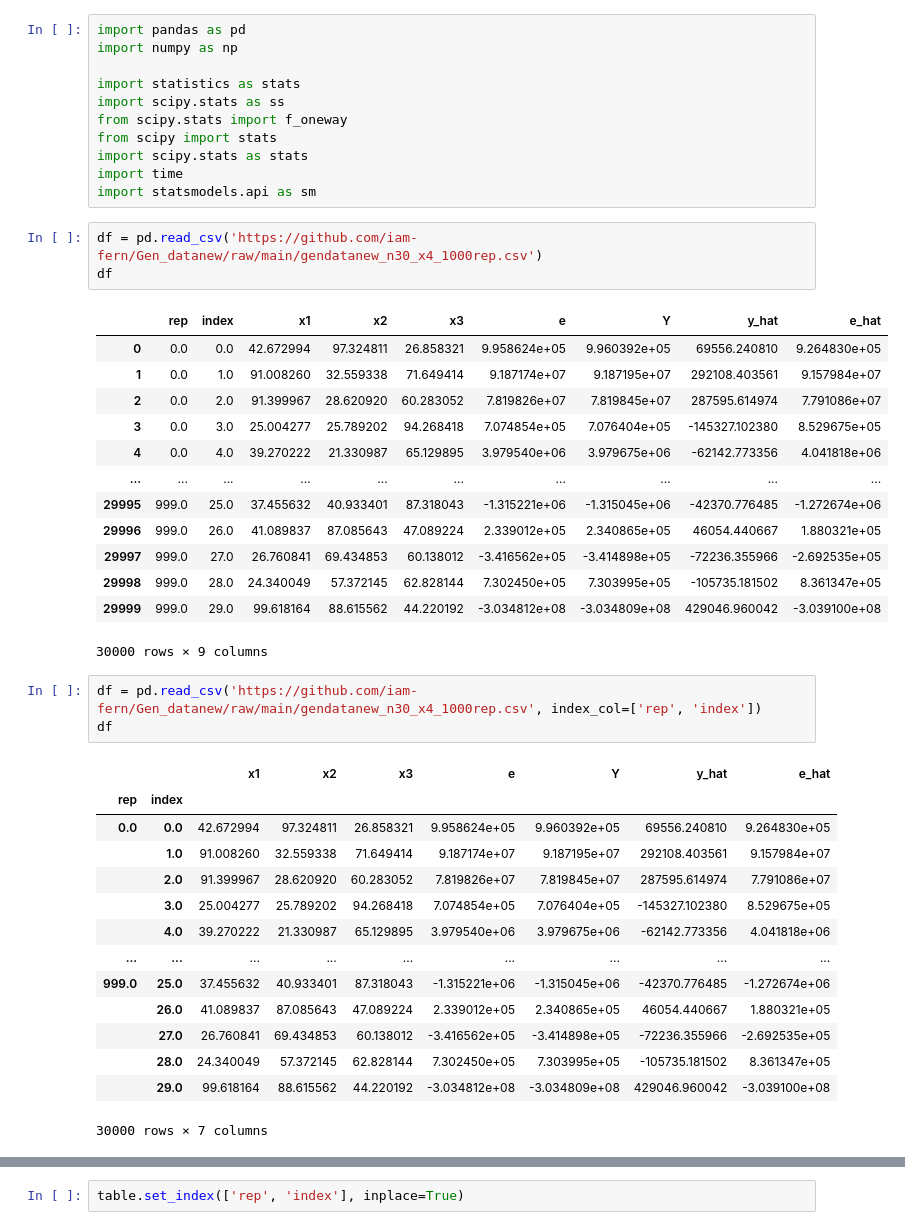
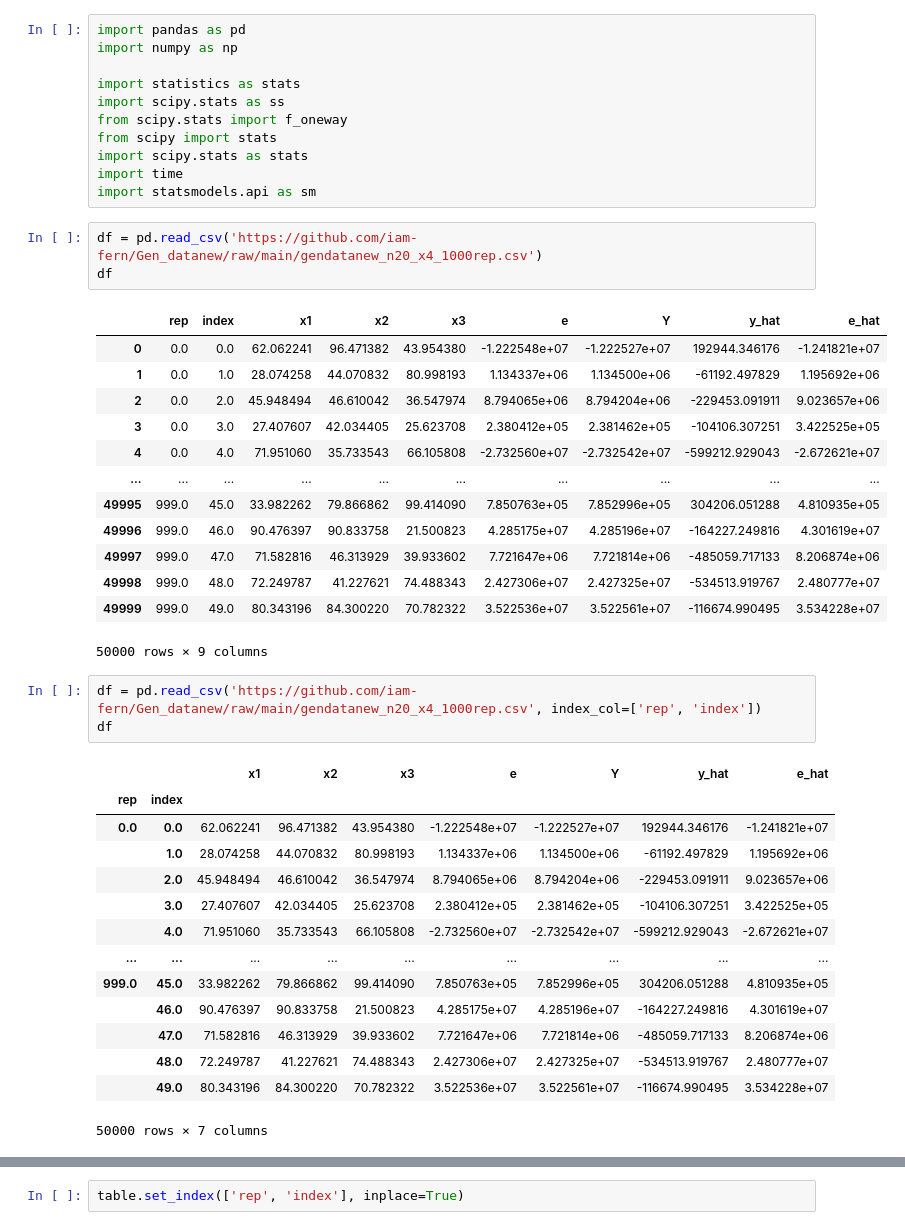
Before and after one commit to iam-fern/Gen_datanew, a Jupyter notebook: GQtest_loop_gendatanew_n20_x4_1000rep.ipynb, the cells around one changed output, grey strips where cells are left out. Drawn from its saved outputs; the diff is of its cells as text.

```diff
--- a/GQtest_loop_gendatanew_n20_x4_1000rep.ipynb
+++ b/GQtest_loop_gendatanew_n20_x4_1000rep.ipynb
@@ -12,40 +12,40 @@ import scipy.stats as stats
 import time
 import statsmodels.api as sm
 # %%
-df = pd.read_csv('https://github.com/iam-fern/Gen_datanew/raw/main/gendatanew_n30_x4_1000rep.csv')
+df = pd.read_csv('https://github.com/iam-fern/Gen_datanew/raw/main/gendatanew_n20_x4_1000rep.csv')
 df
 # %% [output]
 |  | rep | index | x1 | x2 | x3 | e | Y | y_hat | e_hat |
-| 0 | 0.0 | 0.0 | 42.672994 | 97.324811 | 26.858321 | 9.958624e+05 | 9.960392e+05 | 69556.240810 | 9.264830e+05 |
-| 1 | 0.0 | 1.0 | 91.008260 | 32.559338 | 71.649414 | 9.187174e+07 | 9.187195e+07 | 292108.403561 | 9.157984e+07 |
-| 2 | 0.0 | 2.0 | 91.399967 | 28.620920 | 60.283052 | 7.819826e+07 | 7.819845e+07 | 287595.614974 | 7.791086e+07 |
-| 3 | 0.0 | 3.0 | 25.004277 | 25.789202 | 94.268418 | 7.074854e+05 | 7.076404e+05 | -145327.102380 | 8.529675e+05 |
-| 4 | 0.0 | 4.0 | 39.270222 | 21.330987 | 65.129895 | 3.979540e+06 | 3.979675e+06 | -62142.773356 | 4.041818e+06 |
+| 0 | 0.0 | 0.0 | 62.062241 | 96.471382 | 43.954380 | -1.222548e+07 | -1.222527e+07 | 192944.346176 | -1.241821e+07 |
+| 1 | 0.0 | 1.0 | 28.074258 | 44.070832 | 80.998193 | 1.134337e+06 | 1.134500e+06 | -61192.497829 | 1.195692e+06 |
+| 2 | 0.0 | 2.0 | 45.948494 | 46.610042 | 36.547974 | 8.794065e+06 | 8.794204e+06 | -229453.091911 | 9.023657e+06 |
+| 3 | 0.0 | 3.0 | 27.407607 | 42.034405 | 25.623708 | 2.380412e+05 | 2.381462e+05 | -104106.307251 | 3.422525e+05 |
+| 4 | 0.0 | 4.0 | 71.951060 | 35.733543 | 66.105808 | -2.732560e+07 | -2.732542e+07 | -599212.929043 | -2.672621e+07 |
 | ... | ... | ... | ... | ... | ... | ... | ... | ... | ... |
-| 29995 | 999.0 | 25.0 | 37.455632 | 40.933401 | 87.318043 | -1.315221e+06 | -1.315045e+06 | -42370.776485 | -1.272674e+06 |
-| 29996 | 999.0 | 26.0 | 41.089837 | 87.085643 | 47.089224 | 2.339012e+05 | 2.340865e+05 | 46054.440667 | 1.880321e+05 |
-| 29997 | 999.0 | 27.0 | 26.760841 | 69.434853 | 60.138012 | -3.416562e+05 | -3.414898e+05 | -72236.355966 | -2.692535e+05 |
-| 29998 | 999.0 | 28.0 | 24.340049 | 57.372145 | 62.828144 | 7.302450e+05 | 7.303995e+05 | -105735.181502 | 8.361347e+05 |
-| 29999 | 999.0 | 29.0 | 99.618164 | 88.615562 | 44.220192 | -3.034812e+08 | -3.034809e+08 | 429046.960042 | -3.039100e+08 |
+| 49995 | 999.0 | 45.0 | 33.982262 | 79.866862 | 99.414090 | 7.850763e+05 | 7.852996e+05 | 304206.051288 | 4.810935e+05 |
+| 49996 | 999.0 | 46.0 | 90.476397 | 90.833758 | 21.500823 | 4.285175e+07 | 4.285196e+07 | -164227.249816 | 4.301619e+07 |
+| 49997 | 999.0 | 47.0 | 71.582816 | 46.313929 | 39.933602 | 7.721647e+06 | 7.721814e+06 | -485059.717133 | 8.206874e+06 |
+| 49998 | 999.0 | 48.0 | 72.249787 | 41.227621 | 74.488343 | 2.427306e+07 | 2.427325e+07 | -534513.919767 | 2.480777e+07 |
+| 49999 | 999.0 | 49.0 | 80.343196 | 84.300220 | 70.782322 | 3.522536e+07 | 3.522561e+07 | -116674.990495 | 3.534228e+07 |
-30000 rows × 9 columns
+50000 rows × 9 columns
 # %%
-df = pd.read_csv('https://github.com/iam-fern/Gen_datanew/raw/main/gendatanew_n30_x4_1000rep.csv', index_col=['rep', 'index'])
+df = pd.read_csv('https://github.com/iam-fern/Gen_datanew/raw/main/gendatanew_n20_x4_1000rep.csv', index_col=['rep', 'index'])
 df
 # %% [output]
 |  |  | x1 | x2 | x3 | e | Y | y_hat | e_hat |
 | rep | index |  |  |  |  |  |  |  |
-| 0.0 | 0.0 | 42.672994 | 97.324811 | 26.858321 | 9.958624e+05 | 9.960392e+05 | 69556.240810 | 9.264830e+05 |
-|  | 1.0 | 91.008260 | 32.559338 | 71.649414 | 9.187174e+07 | 9.187195e+07 | 292108.403561 | 9.157984e+07 |
-|  | 2.0 | 91.399967 | 28.620920 | 60.283052 | 7.819826e+07 | 7.819845e+07 | 287595.614974 | 7.791086e+07 |
-|  | 3.0 | 25.004277 | 25.789202 | 94.268418 | 7.074854e+05 | 7.076404e+05 | -145327.102380 | 8.529675e+05 |
-|  | 4.0 | 39.270222 | 21.330987 | 65.129895 | 3.979540e+06 | 3.979675e+06 | -62142.773356 | 4.041818e+06 |
+| 0.0 | 0.0 | 62.062241 | 96.471382 | 43.954380 | -1.222548e+07 | -1.222527e+07 | 192944.346176 | -1.241821e+07 |
+|  | 1.0 | 28.074258 | 44.070832 | 80.998193 | 1.134337e+06 | 1.134500e+06 | -61192.497829 | 1.195692e+06 |
+|  | 2.0 | 45.948494 | 46.610042 | 36.547974 | 8.794065e+06 | 8.794204e+06 | -229453.091911 | 9.023657e+06 |
+|  | 3.0 | 27.407607 | 42.034405 | 25.623708 | 2.380412e+05 | 2.381462e+05 | -104106.307251 | 3.422525e+05 |
+|  | 4.0 | 71.951060 | 35.733543 | 66.105808 | -2.732560e+07 | -2.732542e+07 | -599212.929043 | -2.672621e+07 |
 | ... | ... | ... | ... | ... | ... | ... | ... | ... |
-| 999.0 | 25.0 | 37.455632 | 40.933401 | 87.318043 | -1.315221e+06 | -1.315045e+06 | -42370.776485 | -1.272674e+06 |
-|  | 26.0 | 41.089837 | 87.085643 | 47.089224 | 2.339012e+05 | 2.340865e+05 | 46054.440667 | 1.880321e+05 |
-|  | 27.0 | 26.760841 | 69.434853 | 60.138012 | -3.416562e+05 | -3.414898e+05 | -72236.355966 | -2.692535e+05 |
-|  | 28.0 | 24.340049 | 57.372145 | 62.828144 | 7.302450e+05 | 7.303995e+05 | -105735.181502 | 8.361347e+05 |
-|  | 29.0 | 99.618164 | 88.615562 | 44.220192 | -3.034812e+08 | -3.034809e+08 | 429046.960042 | -3.039100e+08 |
+| 999.0 | 45.0 | 33.982262 | 79.866862 | 99.414090 | 7.850763e+05 | 7.852996e+05 | 304206.051288 | 4.810935e+05 |
+|  | 46.0 | 90.476397 | 90.833758 | 21.500823 | 4.285175e+07 | 4.285196e+07 | -164227.249816 | 4.301619e+07 |
+|  | 47.0 | 71.582816 | 46.313929 | 39.933602 | 7.721647e+06 | 7.721814e+06 | -485059.717133 | 8.206874e+06 |
+|  | 48.0 | 72.249787 | 41.227621 | 74.488343 | 2.427306e+07 | 2.427325e+07 | -534513.919767 | 2.480777e+07 |
+|  | 49.0 | 80.343196 | 84.300220 | 70.782322 | 3.522536e+07 | 3.522561e+07 | -116674.990495 | 3.534228e+07 |
-30000 rows × 7 columns
+50000 rows × 7 columns
 # %%
 # ลบข้อมูลที่มี missing values
 table = df.dropna()
```
Also changed, not shown: parts of 5 cells of this notebook.
